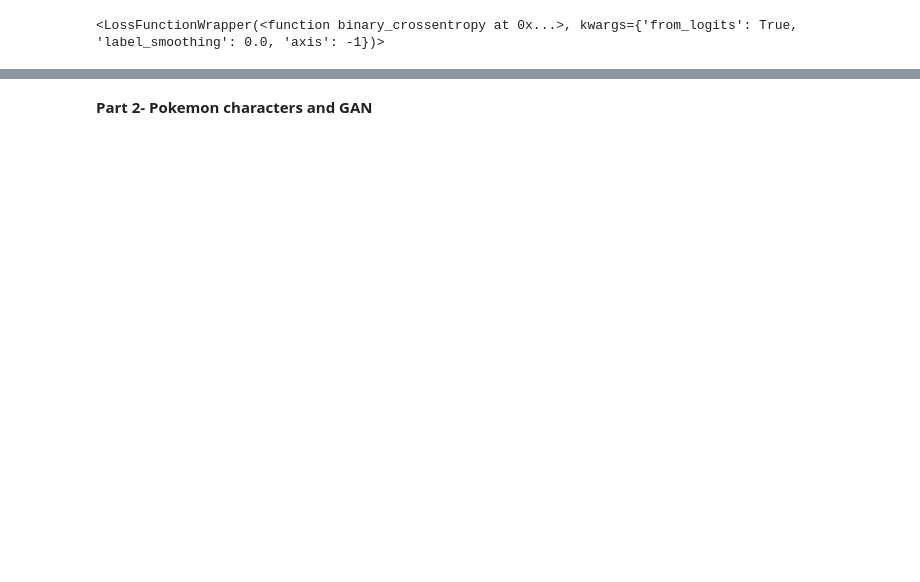
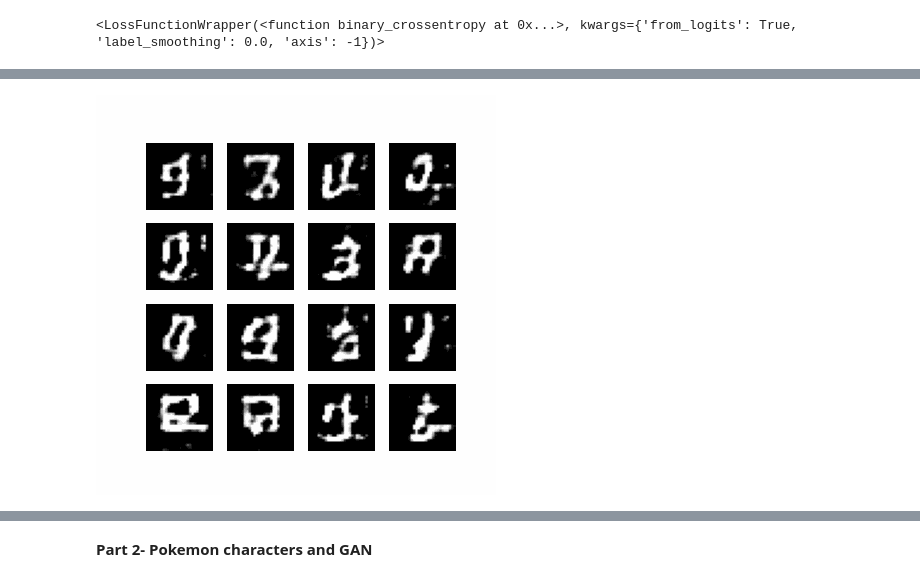
Before and after one commit to ploung/AAI_521_ComputerVision_Module6, a Jupyter notebook: Pros Loung_Assignment6.ipynb, the cells around one changed output, grey strips where cells are left out. Drawn from its saved outputs; the diff is of its cells as text; code cells hidden in the pictures; blank space fills up the shorter version.

```diff
--- a/Pros Loung_Assignment6.ipynb
+++ b/Pros Loung_Assignment6.ipynb
@@ -274,22 +274,26 @@ checkpoint.restore(tf.train.latest_checkpoint(checkpoint_dir))
 # %%
 # You can use these commands to save the evpolution as a GIF file
 anim_file = 'GAN_digit.gif'
+
+import imageio.v2 as imageio
 
 with imageio.get_writer(anim_file, mode='I') as writer:
   filenames = glob.glob('image*.png')
   filenames = sorted(filenames)
   last = -1
   for i,filename in enumerate(filenames):
     frame = 2*(i**0.5)
     if round(frame) > round(last):
       last = frame
     else:
       continue
     image = imageio.imread(filename)
     writer.append_data(image)
   image = imageio.imread(filename)
   writer.append_data(image)
 
-import IPython
-if IPython.version_info > (6,2,0,''):
-  display.Image(filename=anim_file)
+#import IPython.display
+#if IPython.version_info > (6,2,0,''):
+display.Image(filename=anim_file)
+# %% [output]
+[figure, added]
```
Also changed, not shown: parts of 19 cells of this notebook, 1 other file.
